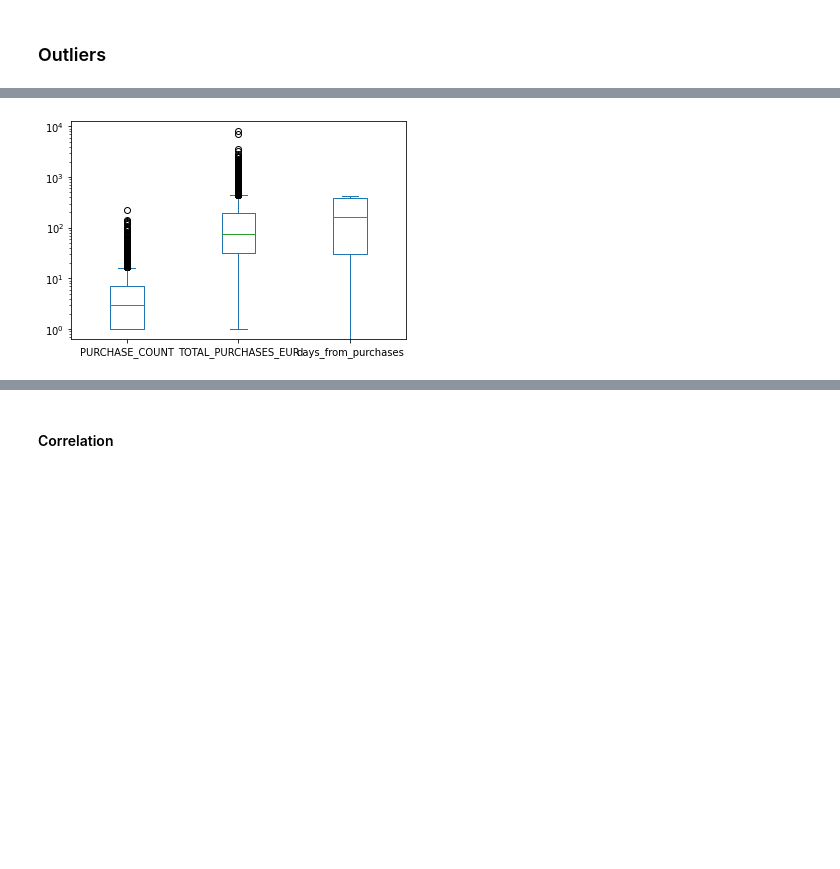
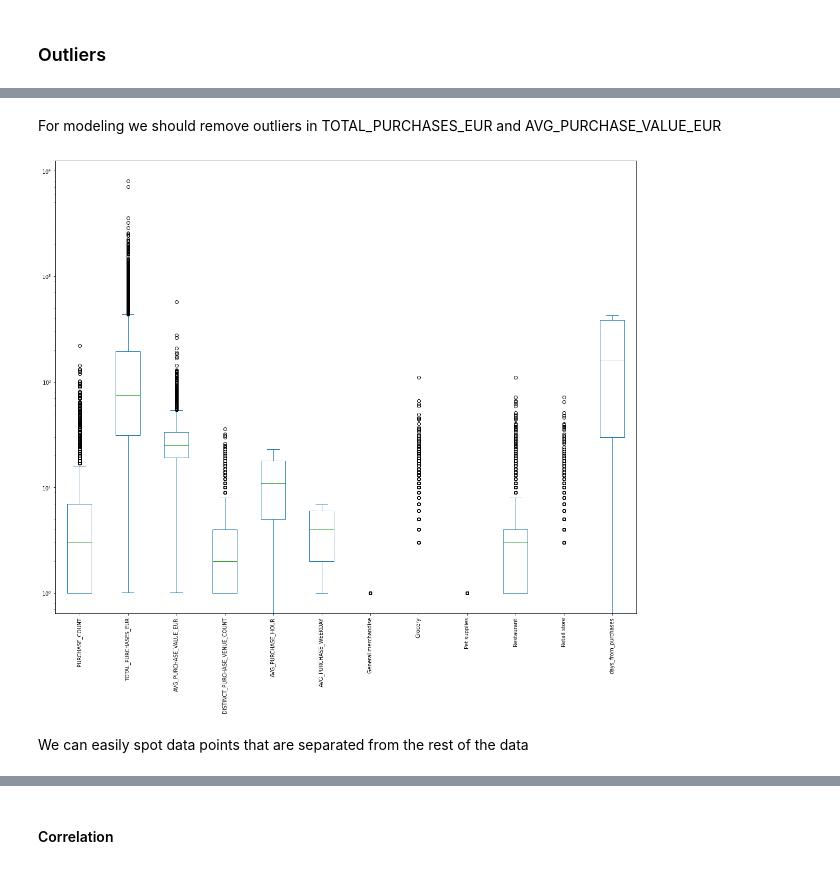
Before and after one commit to Granothon/PortfolioProjects, a Jupyter notebook: Segments/SEGMENTS.ipynb, the cells around one changed output, grey strips where cells are left out. Saved outputs shown, nothing was run; the diff lists cells and outputs as text; code cells hidden in the pictures; blank space fills up the shorter version.

```diff
--- a/Segments/SEGMENTS.ipynb
+++ b/Segments/SEGMENTS.ipynb
@@ -726,6 +777,10 @@ from sklearn.metrics import silhouette_score
 # %%
-# make new DataFrame with same columns as RFM model had
-new_df = df_sc_active[['LAST_PURCHASE_DAY', 'PURCHASE_COUNT', 'TOTAL_PURCHASES_EUR']].copy()
+# make new DataFrame with a set of features
+new_df = df_sc_active[['LAST_PURCHASE_DAY', 'PURCHASE_COUNT', 'TOTAL_PURCHASES_EUR', 'AVG_PURCHASE_VALUE_EUR', 'DISTINCT_PURCHASE_VENUE_COUNT', 'MOST_COMMON_HOUR_OF_THE_DAY_TO_PURCHASE', 'MOST_COMMON_WEEKDAY_TO_PURCHASE','General merchandise', 'Grocery', 'Pet supplies', 'Restaurant',
+       'Retail store']].copy()
+# %%
+# rename features for readability
+new_df.rename(columns={"MOST_COMMON_HOUR_OF_THE_DAY_TO_PURCHASE": "AVG_PURCHASE_HOUR", "MOST_COMMON_WEEKDAY_TO_PURCHASE": "AVG_PURCHASE_WEEKDAY"}, inplace = True)
 # %%
 new_df.isna().sum()
 # %% [output]
@@ -764,6 +827,12 @@ new_df.describe([0.01,0.25,0.50,0.75,0.99])
+# %% [markdown]
+For modeling we should remove outliers in TOTAL_PURCHASES_EUR and AVG_PURCHASE_VALUE_EUR
 # %%
-new_df.plot(kind='box')
+# visualize the data with box plot
+new_df.plot(kind='box', figsize=(20,16))
 ax=plt.gca()
 ax.set_yscale('log')
+plt.xticks(rotation=90);
 # %% [output]
-[figure, old version]
+[figure, new version]
+# %% [markdown]
+We can easily spot data points that are separated from the rest of the data
```
Also changed, not shown: parts of 34 cells of this notebook.
